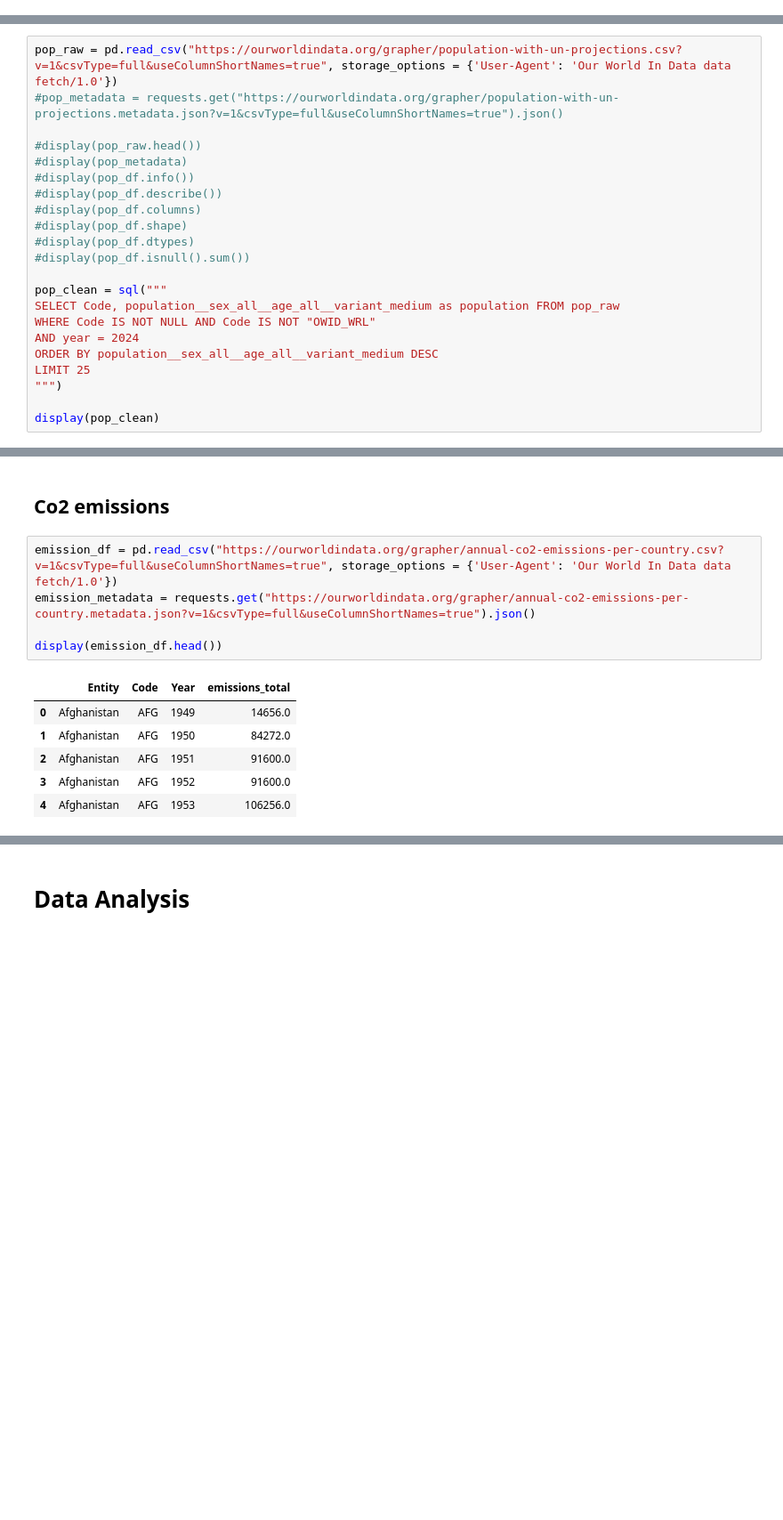
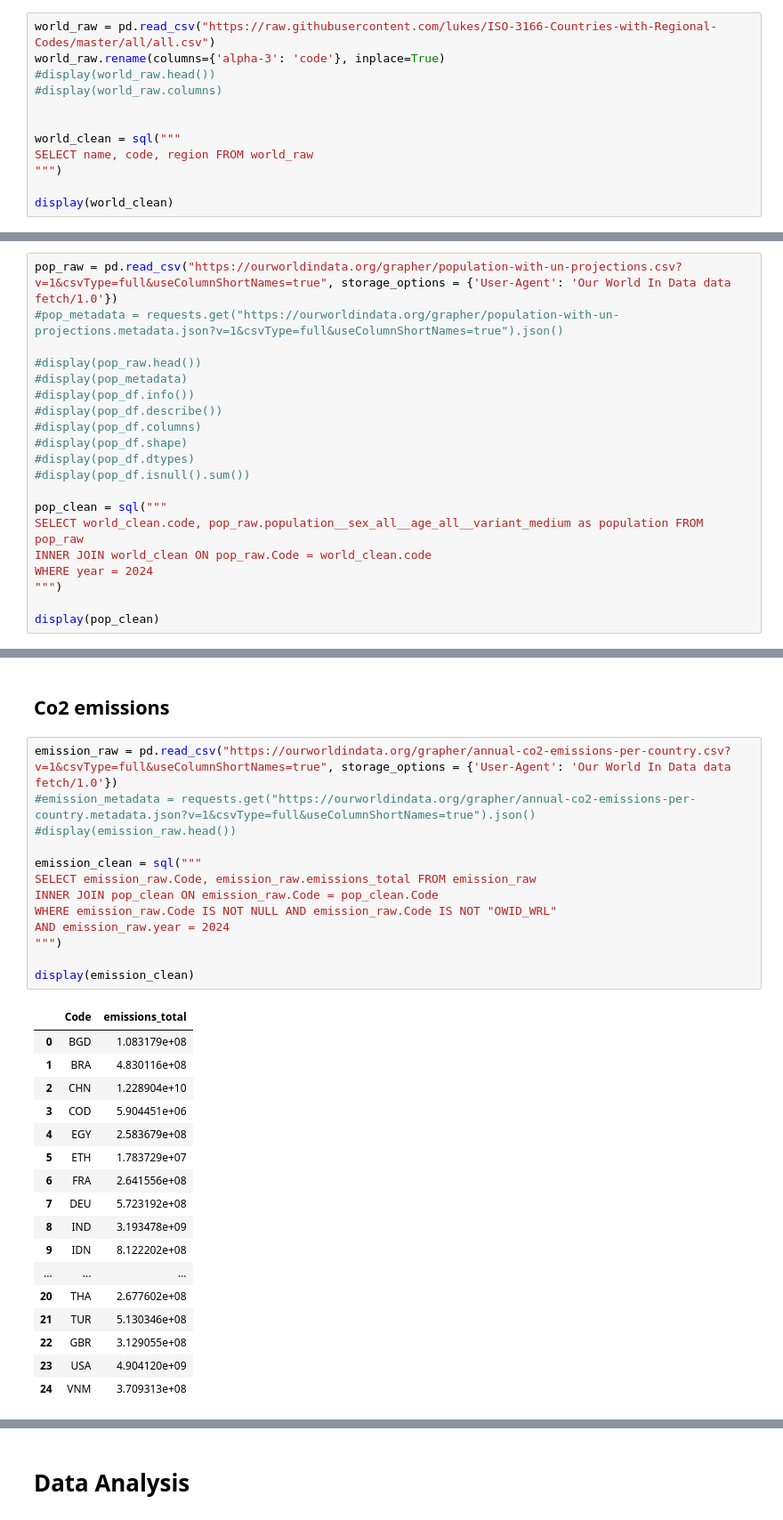
Before and after one commit to william-toscani/Data_Visualization_Project, a Jupyter notebook: Data_Viz_Project.ipynb, the cells around one changed output, grey strips where cells are left out. Shown: that part at 89% size. Cells and saved outputs as stored; diff of their text form; blank space fills up the shorter version.

```diff
--- a/Data_Viz_Project.ipynb
+++ b/Data_Viz_Project.ipynb
@@ -17,0 +20,12 @@ import plotly.graph_objects as go
+# %%
+world_raw = pd.read_csv("https://raw.githubusercontent.com/lukes/ISO-3166-Countries-with-Regional-Codes/master/all/all.csv")
+world_raw.rename(columns={'alpha-3': 'code'}, inplace=True)
+#display(world_raw.head())
+#display(world_raw.columns)
+
+
+world_clean = sql("""
+SELECT name, code, region FROM world_raw
+""")
+
+display(world_clean)
@@ -31,11 +59,9 @@ pop_raw = pd.read_csv("https://ourworldindata.org/grapher/population-with-un-pro
 #display(pop_df.isnull().sum())
 
 pop_clean = sql("""
-SELECT Code, population__sex_all__age_all__variant_medium as population FROM pop_raw
-WHERE Code IS NOT NULL AND Code IS NOT "OWID_WRL"
-AND year = 2024
-ORDER BY population__sex_all__age_all__variant_medium DESC
-LIMIT 25
+SELECT world_clean.code, pop_raw.population__sex_all__age_all__variant_medium as population FROM pop_raw
+INNER JOIN world_clean ON pop_raw.Code = world_clean.code
+WHERE year = 2024
 """)
 
 display(pop_clean)
@@ -180,14 +154,33 @@ display(energy_cons_clean)
 # %% [markdown]
 ## Co2 emissions
 # %%
-emission_df = pd.read_csv("https://ourworldindata.org/grapher/annual-co2-emissions-per-country.csv?v=1&csvType=full&useColumnShortNames=true", storage_options = {'User-Agent': 'Our World In Data data fetch/1.0'})
-emission_metadata = requests.get("https://ourworldindata.org/grapher/annual-co2-emissions-per-country.metadata.json?v=1&csvType=full&useColumnShortNames=true").json()
+emission_raw = pd.read_csv("https://ourworldindata.org/grapher/annual-co2-emissions-per-country.csv?v=1&csvType=full&useColumnShortNames=true", storage_options = {'User-Agent': 'Our World In Data data fetch/1.0'})
+#emission_metadata = requests.get("https://ourworldindata.org/grapher/annual-co2-emissions-per-country.metadata.json?v=1&csvType=full&useColumnShortNames=true").json()
+#display(emission_raw.head())
 
-display(emission_df.head())
+emission_clean = sql("""
+SELECT emission_raw.Code, emission_raw.emissions_total FROM emission_raw
+INNER JOIN pop_clean ON emission_raw.Code = pop_clean.Code
+WHERE emission_raw.Code IS NOT NULL AND emission_raw.Code IS NOT "OWID_WRL"
+AND emission_raw.year = 2024
+""")
+
+display(emission_clean)
 # %% [output]
-|  | Entity | Code | Year | emissions_total |
-| 0 | Afghanistan | AFG | 1949 | 14656.0 |
-| 1 | Afghanistan | AFG | 1950 | 84272.0 |
-| 2 | Afghanistan | AFG | 1951 | 91600.0 |
-| 3 | Afghanistan | AFG | 1952 | 91600.0 |
-| 4 | Afghanistan | AFG | 1953 | 106256.0 |
+|  | Code | emissions_total |
+| 0 | BGD | 1.083179e+08 |
+| 1 | BRA | 4.830116e+08 |
+| 2 | CHN | 1.228904e+10 |
+| 3 | COD | 5.904451e+06 |
+| 4 | EGY | 2.583679e+08 |
+| 5 | ETH | 1.783729e+07 |
+| 6 | FRA | 2.641556e+08 |
+| 7 | DEU | 5.723192e+08 |
+| 8 | IND | 3.193478e+09 |
+| 9 | IDN | 8.122202e+08 |
+| ... | ... | ... |
+| 20 | THA | 2.677602e+08 |
+| 21 | TUR | 5.130346e+08 |
+| 22 | GBR | 3.129055e+08 |
+| 23 | USA | 4.904120e+09 |
+| 24 | VNM | 3.709313e+08 |
```
Also changed, not shown: parts of 18 cells of this notebook.
